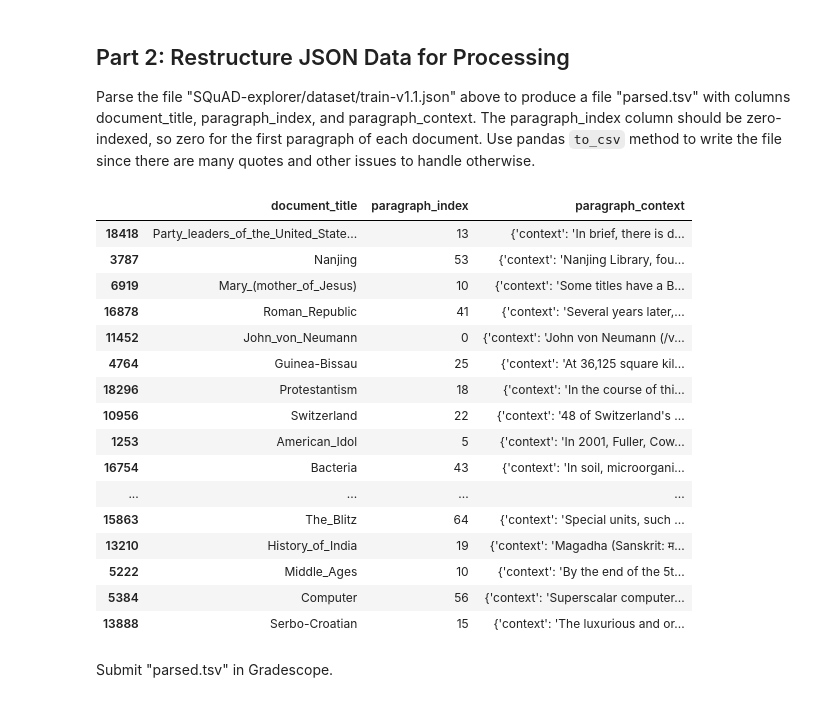
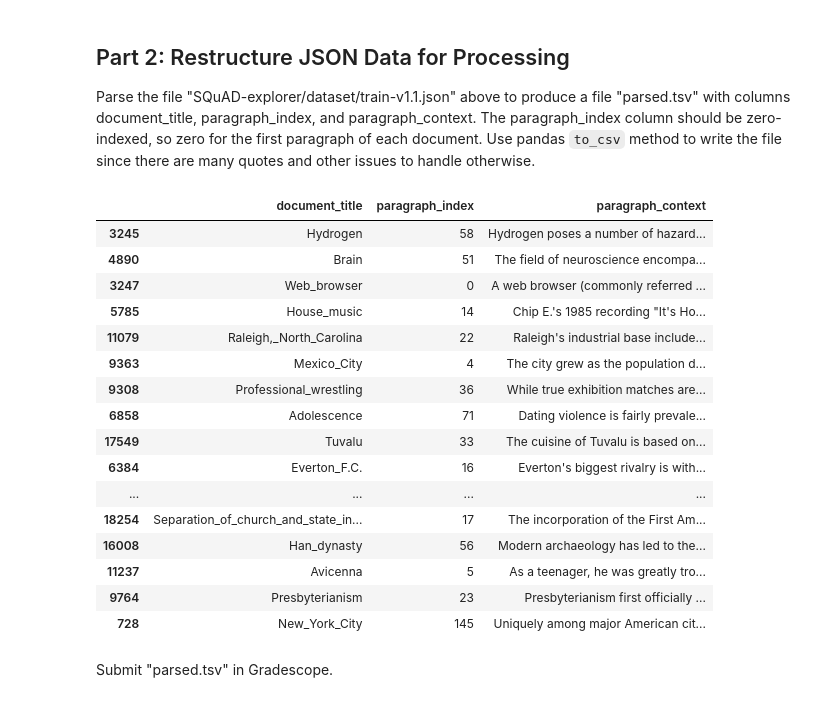
Before and after one commit to aidandig/dx704-project-10, a Jupyter notebook: dx704-project-10.ipynb, the cells around one changed output. Cells and saved outputs as stored; diff of their text form; code cells hidden in the pictures.

```diff
--- a/dx704-project-10.ipynb
+++ b/dx704-project-10.ipynb
@@ -116,50 +116,50 @@ for i in documents:
 
     # get each paragraph indice's context
     doc_context = []    # joined list of contexts for each paragraph per document
     for p in p_indices:
-        context = i['paragraphs'][p]
+        context = i['paragraphs'][p]['context']
         doc_context.append(context)
 
     # append all contexts for document's paragraphs to a singular index
     paragraph_context.append(doc_context)
 
 if (len(titles) != len(paragraph_idx)) and (len(paragraph_idx) != len(paragraph_context)):
     print(f'Incorrect parsing:      titles: {len(titles)}, paragraph_index: {len(paragraph_idx)}, paragraph_context: {len(paragraph_context)}')
 
 
 
 data = []
 for t, indices, context in zip(titles, paragraph_idx, paragraph_context):
 
     # loop through nested lists of indices/context per document
     for idx, ctx in zip(indices, context):
         # append one sample per paragraph within the document
         data.append({
             'document_title': t,
             'paragraph_index': idx,
             'paragraph_context': ctx
         })
 
 parsed_df = pd.DataFrame(data)
 parsed_df.sample(25)
 # %% [output]
 |  | document_title | paragraph_index | paragraph_context |
-| 18418 | Party_leaders_of_the_United_State... | 13 | {'context': 'In brief, there is d... |
-| 3787 | Nanjing | 53 | {'context': 'Nanjing Library, fou... |
-| 6919 | Mary_(mother_of_Jesus) | 10 | {'context': 'Some titles have a B... |
-| 16878 | Roman_Republic | 41 | {'context': 'Several years later,... |
-| 11452 | John_von_Neumann | 0 | {'context': 'John von Neumann (/v... |
-| 4764 | Guinea-Bissau | 25 | {'context': 'At 36,125 square kil... |
-| 18296 | Protestantism | 18 | {'context': 'In the course of thi... |
-| 10956 | Switzerland | 22 | {'context': '48 of Switzerland's ... |
-| 1253 | American_Idol | 5 | {'context': 'In 2001, Fuller, Cow... |
-| 16754 | Bacteria | 43 | {'context': 'In soil, microorgani... |
+| 3245 | Hydrogen | 58 | Hydrogen poses a number of hazard... |
+| 4890 | Brain | 51 | The field of neuroscience encompa... |
+| 3247 | Web_browser | 0 | A web browser (commonly referred ... |
+| 5785 | House_music | 14 | Chip E.'s 1985 recording "It's Ho... |
+| 11079 | Raleigh,_North_Carolina | 22 | Raleigh's industrial base include... |
+| 9363 | Mexico_City | 4 | The city grew as the population d... |
+| 9308 | Professional_wrestling | 36 | While true exhibition matches are... |
+| 6858 | Adolescence | 71 | Dating violence is fairly prevale... |
+| 17549 | Tuvalu | 33 | The cuisine of Tuvalu is based on... |
+| 6384 | Everton_F.C. | 16 | Everton's biggest rivalry is with... |
 | ... | ... | ... | ... |
-| 15863 | The_Blitz | 64 | {'context': 'Special units, such ... |
-| 13210 | History_of_India | 19 | {'context': 'Magadha (Sanskrit: म... |
-| 5222 | Middle_Ages | 10 | {'context': 'By the end of the 5t... |
-| 5384 | Computer | 56 | {'context': 'Superscalar computer... |
-| 13888 | Serbo-Croatian | 15 | {'context': 'The luxurious and or... |
+| 18254 | Separation_of_church_and_state_in... | 17 | The incorporation of the First Am... |
+| 16008 | Han_dynasty | 56 | Modern archaeology has led to the... |
+| 11237 | Avicenna | 5 | As a teenager, he was greatly tro... |
+| 9764 | Presbyterianism | 23 | Presbyterianism first officially ... |
+| 728 | New_York_City | 145 | Uniquely among major American cit... |
 # %%
 parsed_df.to_csv('parsed.tsv', sep='\t', index=False)
 # %% [markdown]
```
Also changed, not shown: parts of 4 cells of this notebook, 3 other files.
